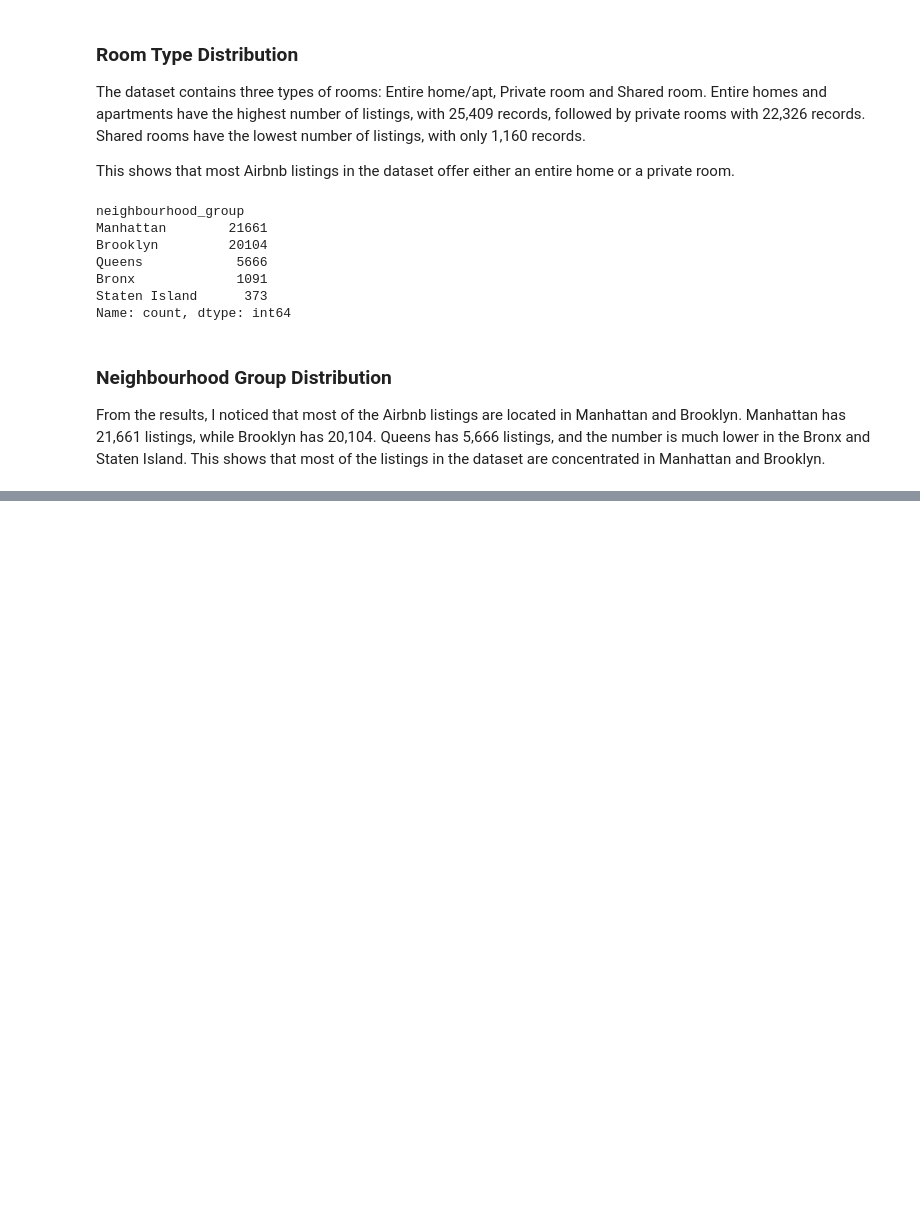
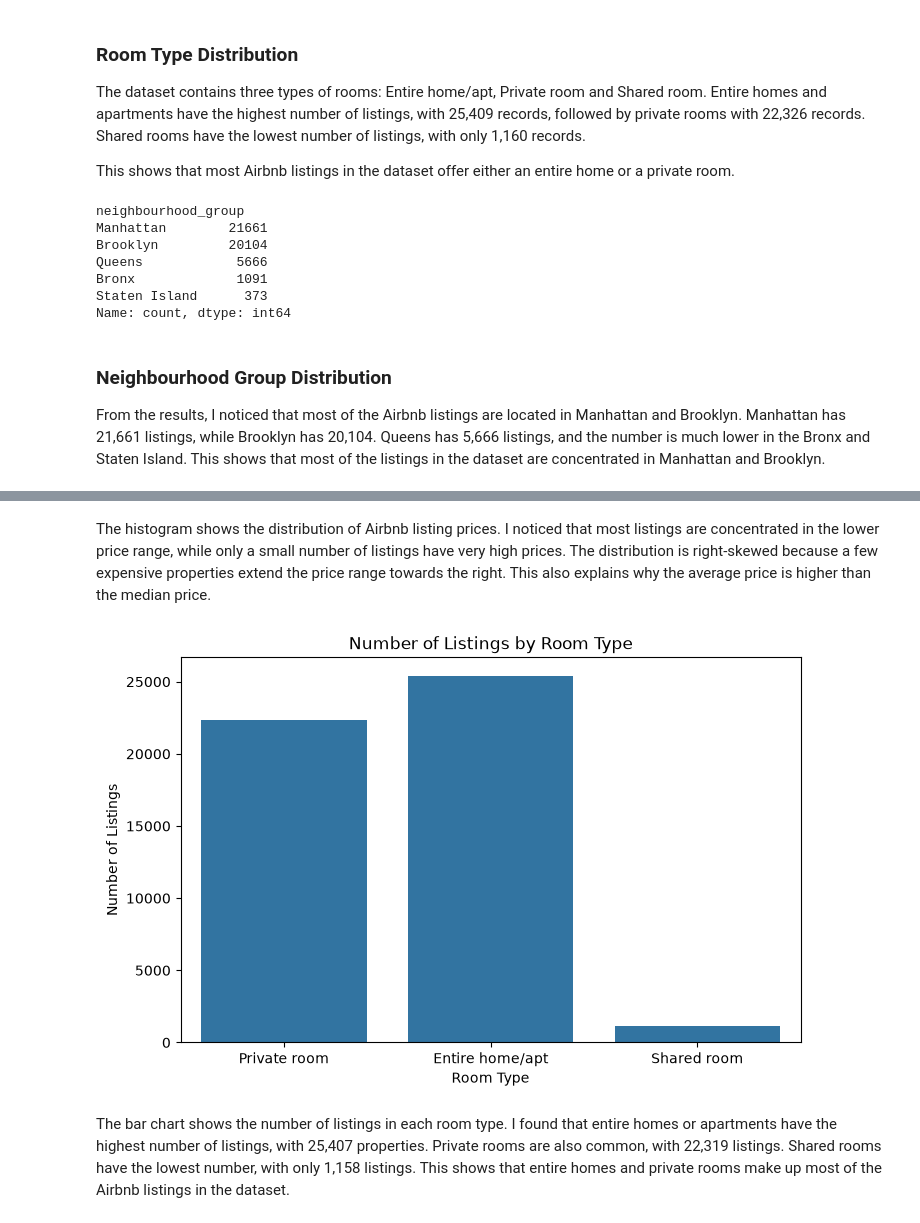
Before and after one commit to AbrarFayazBhat/nyc-airbnb-data-analysis, a Jupyter notebook: notebooks/01_data_understanding.ipynb, the cells around one changed output, grey strips where cells are left out. Saved outputs shown, nothing was run; the diff lists cells and outputs as text; code cells hidden in the pictures; blank space fills up the shorter version.

```diff
--- a/notebooks/01_data_understanding.ipynb
+++ b/notebooks/01_data_understanding.ipynb
@@ -227,0 +613,16 @@ df.describe()
+# %% [markdown]
+The histogram shows the distribution of Airbnb listing prices. I noticed that most listings are concentrated in the lower price range, while only a small number of listings have very high prices. The distribution is right-skewed because a few expensive properties extend the price range towards the right. This also explains why the average price is higher than the median price.
+# %%
+plt.figure(figsize=(8, 5))
+
+sns.countplot(data=df_clean, x='room_type')
+
+plt.title('Number of Listings by Room Type')
+plt.xlabel('Room Type')
+plt.ylabel('Number of Listings')
+
+plt.show()
+# %% [output]
+[figure, added]
+# %% [markdown]
+The bar chart shows the number of listings in each room type. I found that entire homes or apartments have the highest number of listings, with 25,407 properties. Private rooms are also common, with 22,319 listings. Shared rooms have the lowest number, with only 1,158 listings. This shows that entire homes and private rooms make up most of the Airbnb listings in the dataset.
```
Also changed, not shown: parts of 67 cells of this notebook.
